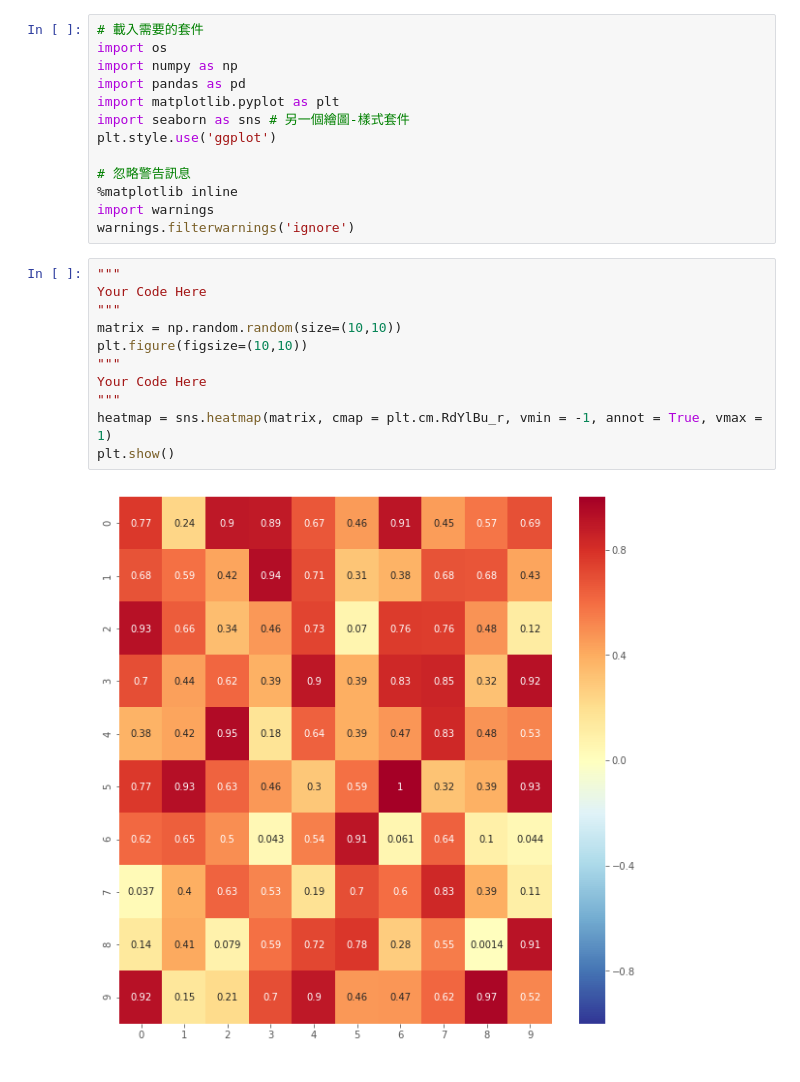
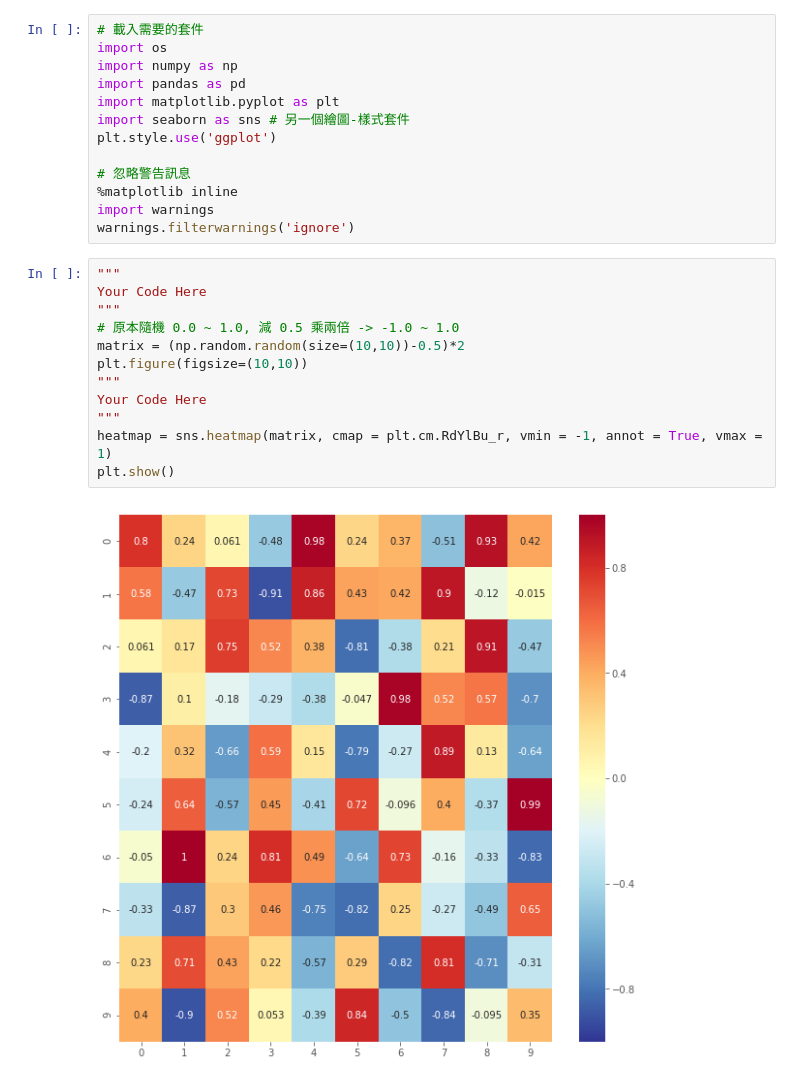
Before and after one commit to waynelin99/3rd-ML100Days-1, a Jupyter notebook: homework/Day_020_HW.ipynb, the cells around one changed output. Drawn from its saved outputs; the diff is of its cells as text.

```diff
--- a/homework/Day_020_HW.ipynb
+++ b/homework/Day_020_HW.ipynb
@@ -28,13 +28,14 @@ warnings.filterwarnings('ignore')
 # %%
 """
 Your Code Here
 """
-matrix = np.random.random(size=(10,10))
+# 原本隨機 0.0 ~ 1.0, 減 0.5 乘兩倍 -> -1.0 ~ 1.0
+matrix = (np.random.random(size=(10,10))-0.5)*2
 plt.figure(figsize=(10,10))
 """
 Your Code Here
 """
 heatmap = sns.heatmap(matrix, cmap = plt.cm.RdYlBu_r, vmin = -1, annot = True, vmax = 1)
 plt.show()
 # %% [output]
-[figure, old version]
+[figure, new version]
```
Also changed, not shown: parts of 3 cells of this notebook.
